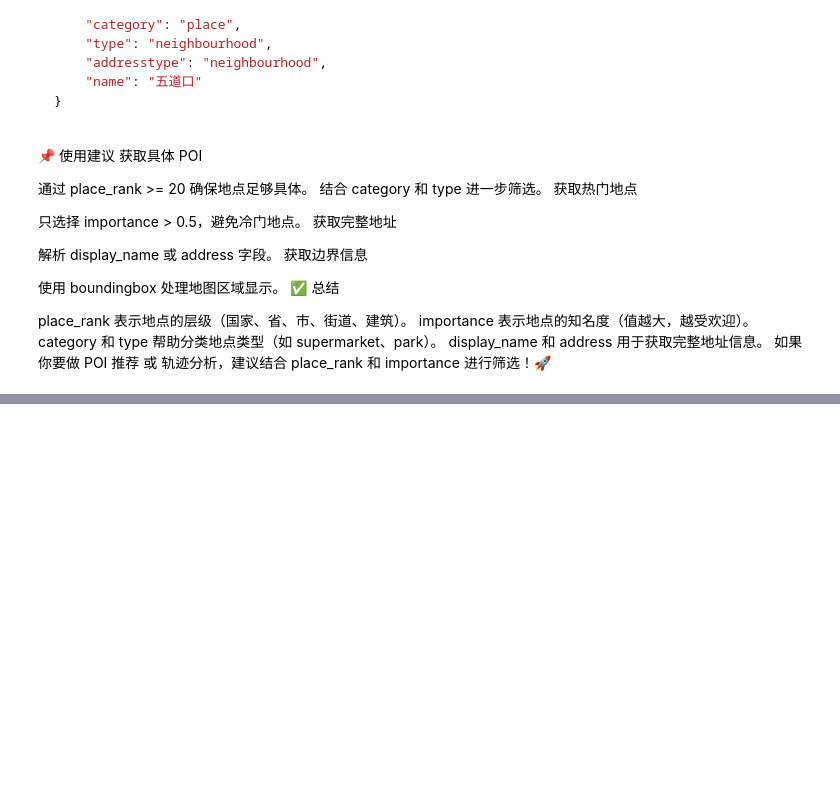
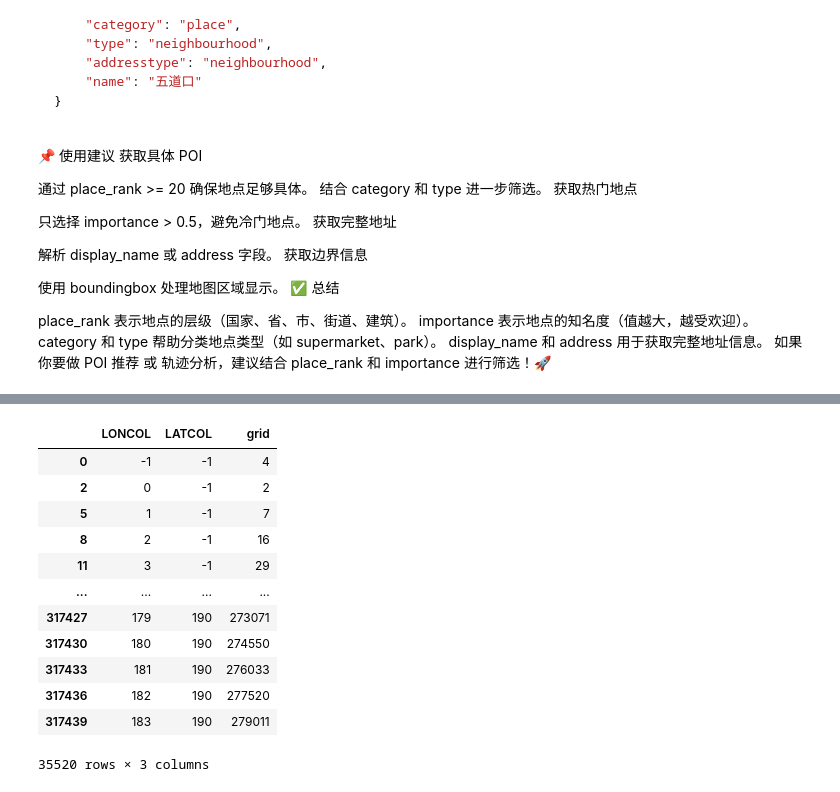
Before and after one commit to youareeverysingleday/GeoFeatureGeneration, a Jupyter notebook: Test.ipynb, the cells around one changed output, grey strips where cells are left out. Saved outputs shown, nothing was run; the diff lists cells and outputs as text; code cells hidden in the pictures; blank space fills up the shorter version.

Commit message:
update process Trajectories of people on 20250427.

```diff
--- a/Test.ipynb
+++ b/Test.ipynb
@@ -872,0 +875,39 @@ display_name 和 address 用于获取完整地址信息。
+# %%
+import pandas as pd
+import polars as pl
+import numpy as np
+import transbigdata as tbd
+import os
+# display polars' progress bar.
+# os.environ['POLARS_VERBOSE'] = '1'
+import math
+import multiprocessing
+import json
+import datetime
+
+import csv
+
+import CommonCode as cc
+
+gParameters = cc.JSONConfig('./Parameters.json')
+gGeoParameters = tbd.area_to_params(gParameters.get('gBoundsWuhan'), accuracy = 1000, method='rect')
+
+FolderPath = './Data/Geolif Trajectories 1.4/'
+FilePath = f'./Data/Geolife Trajectories 1.4/22072320160406182X.csv'
+# columns = ['ID', 'time', 'ID2', 'longitude', 'latitude', 'geohash', 'epoch0', 'epoch1']
+SelectedColumne = ['ID', 'time', 'longitude', 'latitude', 'geohash']
+# , nrows=10
+df = pd.read_csv(FilePath, encoding='gb18030', header=0)
+
+# 选取特定列。
+df = df[SelectedColumne].copy()
+# 将时间列转换为时间格式。
+df['time'] = pd.to_datetime(df['time'])
+# 按照时间排序。
+df = df.sort_values(by='time')
+# df = tbd.clean_outofbounds(df, bounds = gParameters.get('gBounds'), col = ['longitude', 'latitude'])
+df['loncol'], df['latcol'] = tbd.GPS_to_grid(df['longitude'], df['latitude'], gGeoParameters)
+# df = df.apply(cc.GenerateGrid, axis=1)
+
+print(df.shape)
+# df.head(5)
@@ -872,0 +955,20 @@ display_name 和 address 用于获取完整地址信息。
+# %%
+res = tbd.area_to_grid(gParameters.get('gBounds'), accuracy = 1000)
+# %%
+wuhanRegion = res[0][['LONCOL', 'LATCOL']].copy()
+wuhanRegion = wuhanRegion.apply(cc.GenerateGrid, lonColName='LONCOL', latColName='LATCOL', axis=1)
+wuhanRegion
+# %% [output]
+|  | LONCOL | LATCOL | grid |
+| 0 | -1 | -1 | 4 |
+| 2 | 0 | -1 | 2 |
+| 5 | 1 | -1 | 7 |
+| 8 | 2 | -1 | 16 |
+| 11 | 3 | -1 | 29 |
+| ... | ... | ... | ... |
+| 317427 | 179 | 190 | 273071 |
+| 317430 | 180 | 190 | 274550 |
+| 317433 | 181 | 190 | 276033 |
+| 317436 | 182 | 190 | 277520 |
+| 317439 | 183 | 190 | 279011 |
+35520 rows × 3 columns
```
Also changed, not shown: parts of 9 cells of this notebook, 5 other files.
